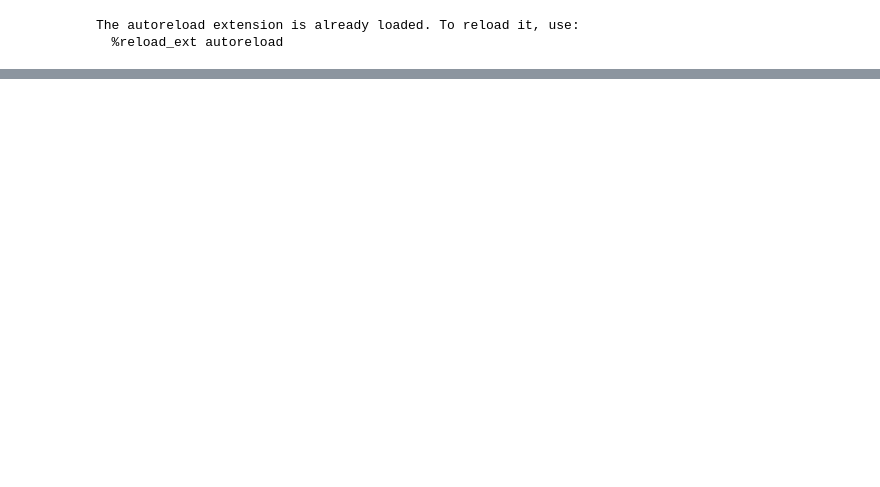
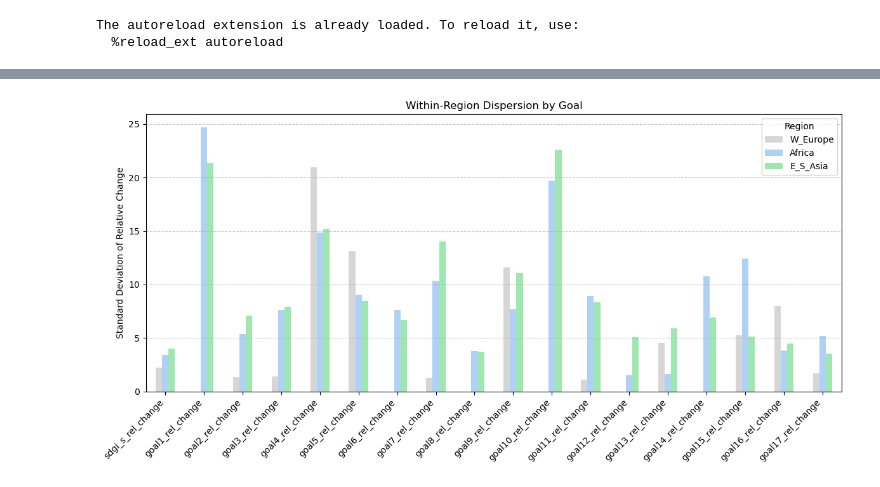
Before and after one commit to gqh814/FN, a Jupyter notebook: code/kode.ipynb, the cells around one changed output, grey strips where cells are left out. Cells and saved outputs as stored; diff of their text form; code cells hidden in the pictures; blank space fills up the shorter version.

```diff
--- a/code/kode.ipynb
+++ b/code/kode.ipynb
@@ -117,0 +185,32 @@ for g in goals:
+# %%
+# --- Choose regions of interest ---
+chosen_regions = ["W_Europe", "Africa", "E_S_Asia"]
+
+# Select only *_rel_change columns
+rel_change_cols = [c for c in summary.columns if c.endswith("_rel_change")]
+
+# Compute std dev by region for each goal
+region_std = (
+    summary.groupby("region")[rel_change_cols]
+           .std()
+           .T   # transpose so goals are x-axis
+)
+
+# Keep only chosen regions
+region_std = region_std[chosen_regions]
+
+# --- Colors for chosen regions from your pastel mapping ---
+colors = [region_to_color[r] for r in chosen_regions]
+
+# --- Plot ---
+ax = region_std.plot(kind="bar", figsize=(12,6), alpha=0.85, color=colors)
+
+plt.ylabel("Standard Deviation of Relative Change")
+plt.title("Within-Region Dispersion by Goal")
+plt.xticks(rotation=45, ha="right")
+plt.legend(title="Region")
+plt.grid(axis="y", linestyle="--", alpha=0.7)
+plt.tight_layout()
+plt.show()
+# %% [output]
+[figure, added]
```
Also changed, not shown: parts of 14 cells of this notebook, 1 other file.
